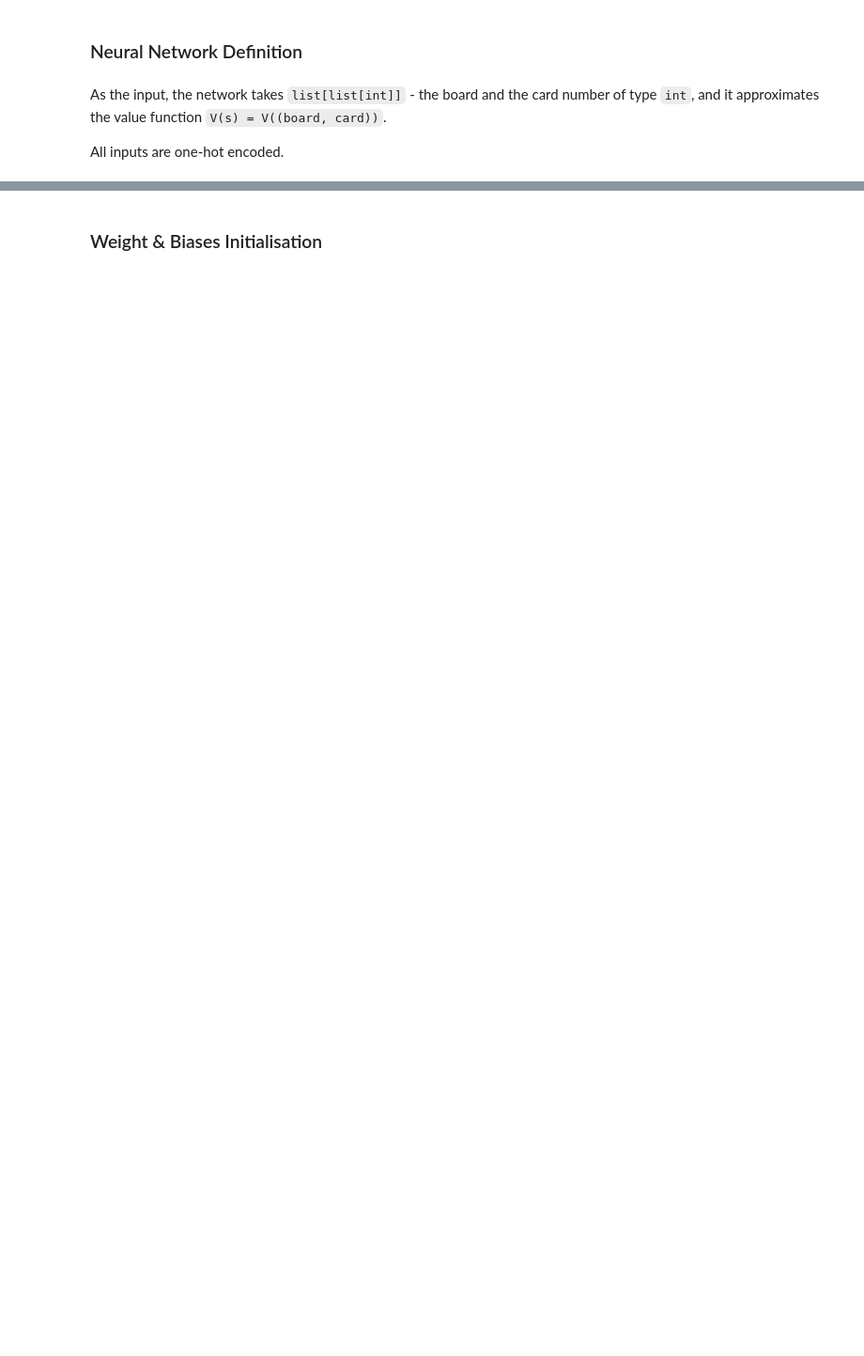
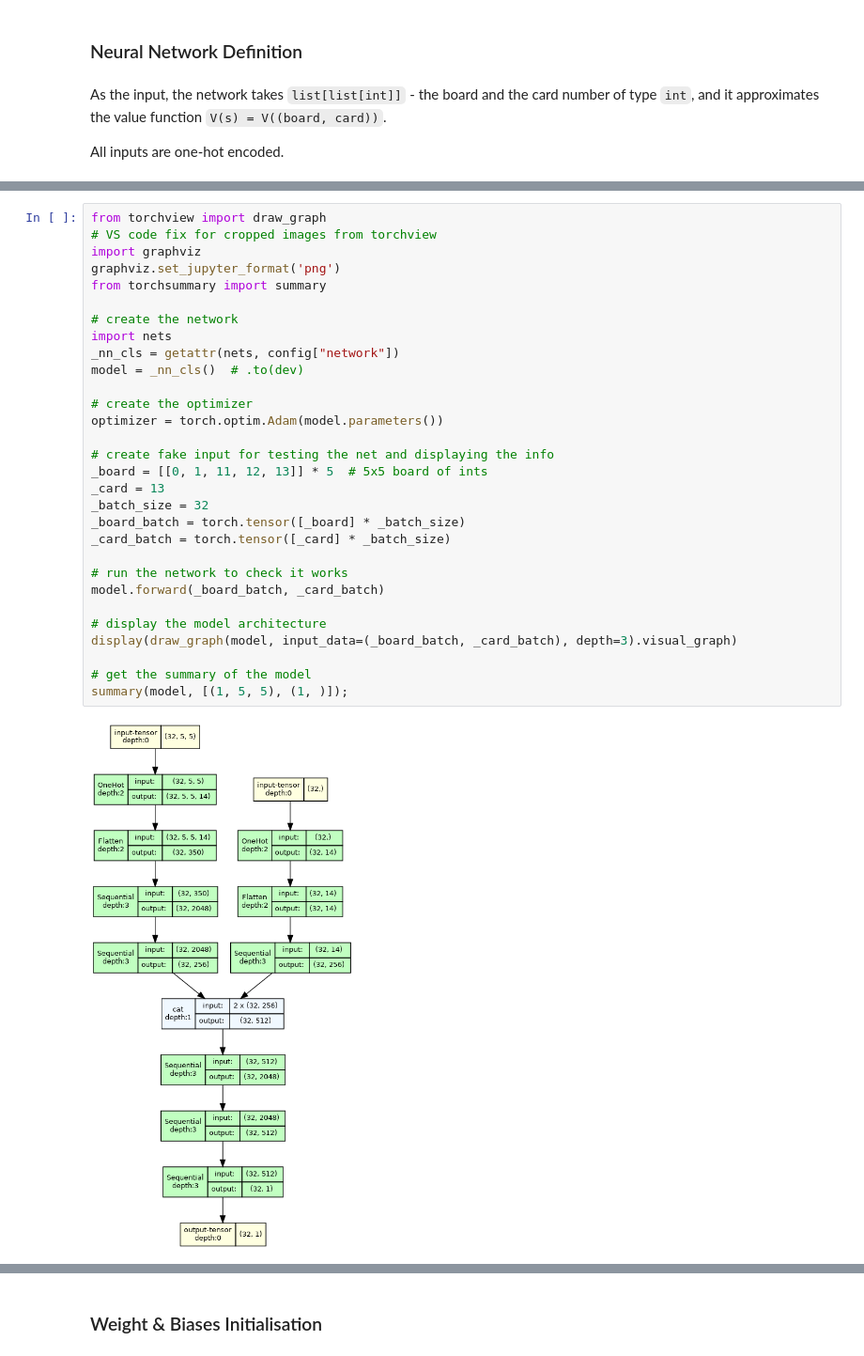
Before and after one commit to balgot/mathematico-ai, a Jupyter notebook: notebooks/td0_RL.ipynb, the cells around one changed output, grey strips where cells are left out. Shown at 94% size. Drawn from its saved outputs; the diff is of its cells as text; blank space fills up the shorter version.

```diff
--- a/notebooks/td0_RL.ipynb
+++ b/notebooks/td0_RL.ipynb
@@ -188,0 +72,32 @@ starting with bb torch.Size([32, 5, 5])
+# %%
+from torchview import draw_graph
+# VS code fix for cropped images from torchview
+import graphviz
+graphviz.set_jupyter_format('png')
+from torchsummary import summary
+
+# create the network
+import nets
+_nn_cls = getattr(nets, config["network"])
+model = _nn_cls()  # .to(dev)
+
+# create the optimizer
+optimizer = torch.optim.Adam(model.parameters())
+
+# create fake input for testing the net and displaying the info
+_board = [[0, 1, 11, 12, 13]] * 5  # 5x5 board of ints
+_card = 13
+_batch_size = 32
+_board_batch = torch.tensor([_board] * _batch_size)
+_card_batch = torch.tensor([_card] * _batch_size)
+
+# run the network to check it works
+model.forward(_board_batch, _card_batch)
+
+# display the model architecture
+display(draw_graph(model, input_data=(_board_batch, _card_batch), depth=3).visual_graph)
+
+# get the summary of the model
+summary(model, [(1, 5, 5), (1, )]);
+# %% [output]
+[figure, added]
```
Also changed, not shown: parts of 17 cells of this notebook, 3 other files.
